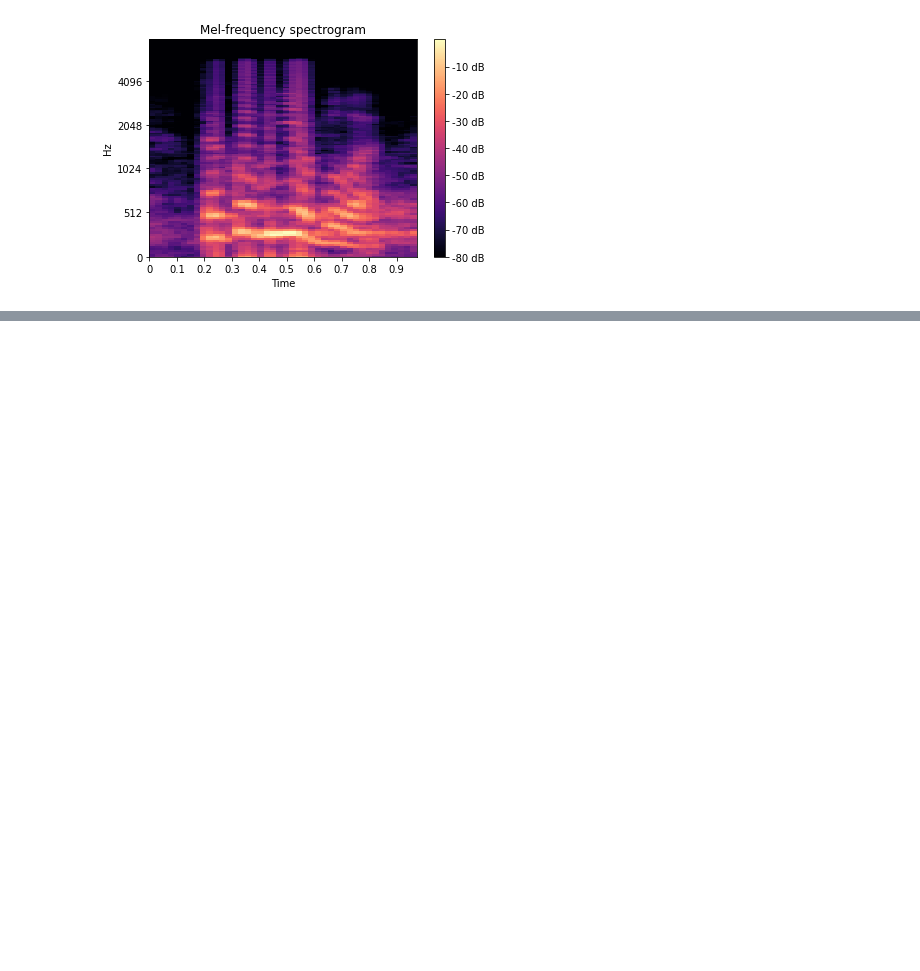
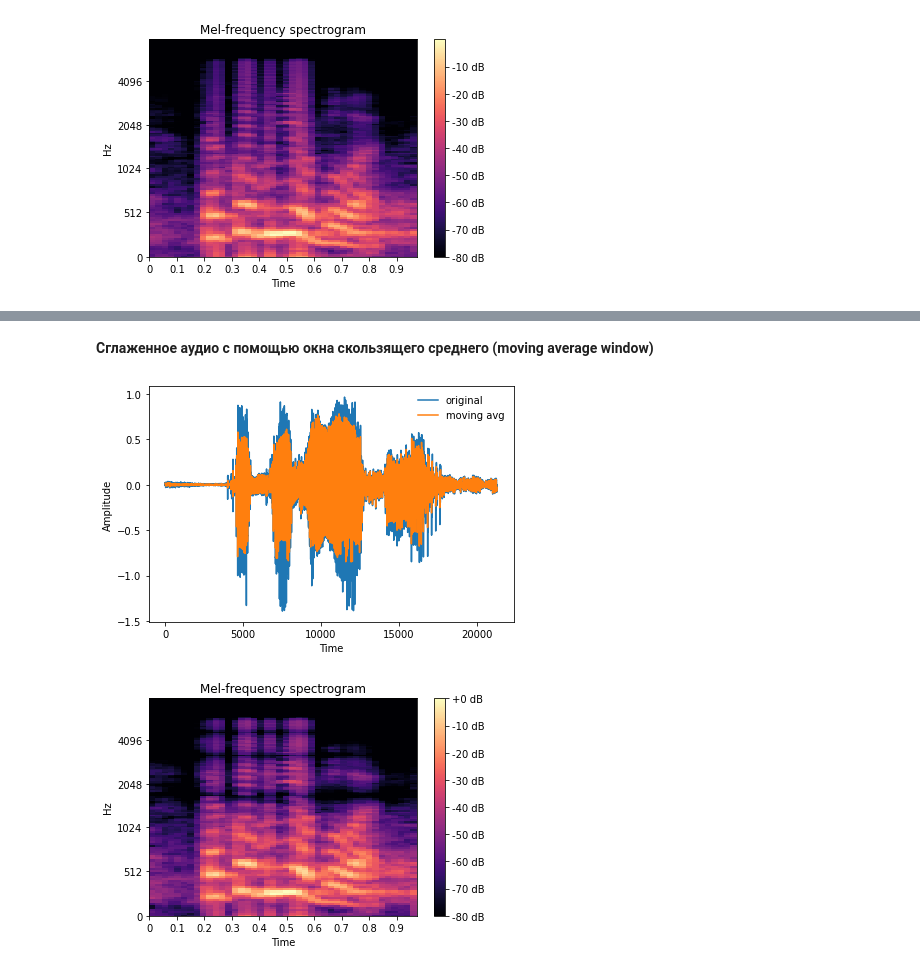
Before and after one commit to iamilyasedunov/audio-noise-analysis, a Jupyter notebook: research.ipynb, the cells around one changed output, grey strips where cells are left out. Cells and saved outputs as stored; diff of their text form; code cells hidden in the pictures; blank space fills up the shorter version.

```diff
--- a/research.ipynb
+++ b/research.ipynb
@@ -319,0 +318,9 @@ array([ 0.2493357 ,  0.12077525,  0.05206473,  0.01279161, -0.00917827,
+# %%
+def smoothing(wave_, window_):
+    # Make a moving average window.
+    #window = np.ones(11)
+    #window /= sum(window)
+
+    # Compute a convolution by rolling the window to the right
+    smoothed = np.convolve(wave_.ys, window_, mode='valid')
+    return Wave(smoothed, framerate=wave_.framerate)
@@ -319,0 +334,15 @@ array([ 0.2493357 ,  0.12077525,  0.05206473,  0.01279161, -0.00917827,
+# %% [markdown]
+**Сглаженное аудио с помощью окна скользящего среднего (moving average window)**
+# %%
+ma_window = np.ones(11)
+ma_window /= sum(ma_window)
+
+smoothed = smoothing(wave_orig, ma_window)
+plt.plot(wave_orig.ys, label='original')
+plt.plot(smoothed.ys, label='moving avg')
+decorate(xlabel='Time', ylabel='Amplitude')
+smoothed.make_audio()
+plot_melspec(smoothed.ys, smoothed.framerate)
+# %% [output]
+[figure, added]
+[figure, added]
```
Also changed, not shown: parts of 14 cells of this notebook.
